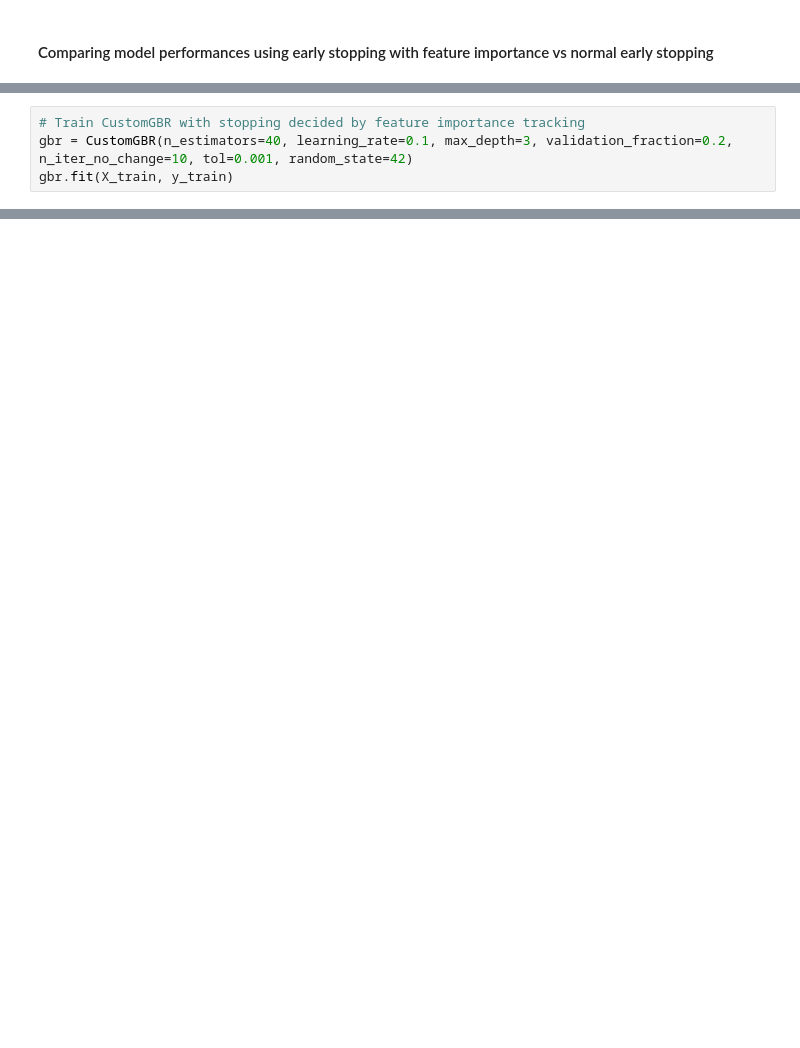
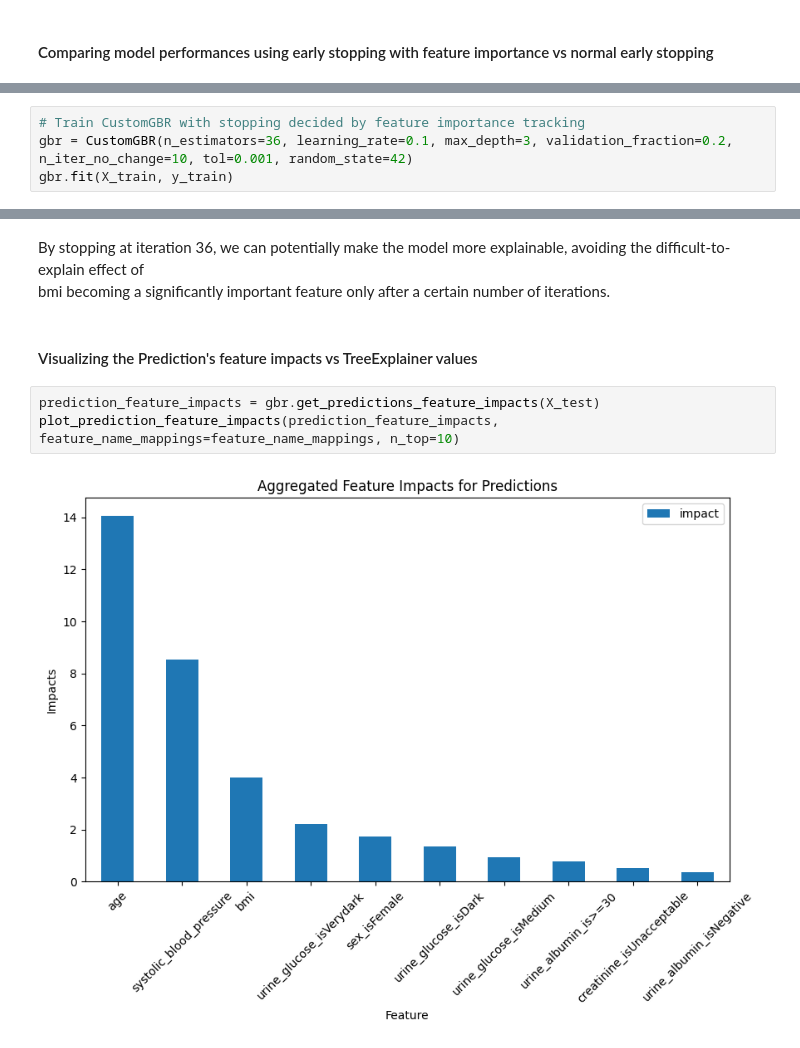
Before and after one commit to cf6600/feature-tracking-gbt, a Jupyter notebook: NHANES_mortality.ipynb, the cells around one changed output, grey strips where cells are left out. Saved outputs shown, nothing was run; the diff lists cells and outputs as text; blank space fills up the shorter version.

```diff
--- a/NHANES_mortality.ipynb
+++ b/NHANES_mortality.ipynb
@@ -148,5 +201,5 @@ Mean Absolute Error (MAE) for normal early stopping: 0.95148
 # %%
 # Train CustomGBR with stopping decided by feature importance tracking
-gbr = CustomGBR(n_estimators=40, learning_rate=0.1, max_depth=3, validation_fraction=0.2, n_iter_no_change=10, tol=0.001, random_state=42)
+gbr = CustomGBR(n_estimators=36, learning_rate=0.1, max_depth=3, validation_fraction=0.2, n_iter_no_change=10, tol=0.001, random_state=42)
 gbr.fit(X_train, y_train)
 # %% [output]
@@ -165,0 +219,11 @@ Mean Absolute Error (MAE) for feature importance based early stopping: 0.94564
+# %% [markdown]
+By stopping at iteration 36, we can potentially make the model more explainable, avoiding the difficult-to-explain effect of
+<br>bmi becoming a significantly important feature
+only after a certain number of iterations.
+# %% [markdown]
+#### Visualizing the Prediction's feature impacts vs TreeExplainer values
+# %%
+prediction_feature_impacts = gbr.get_predictions_feature_impacts(X_test)
+plot_prediction_feature_impacts(prediction_feature_impacts, feature_name_mappings=feature_name_mappings, n_top=10)
+# %% [output]
+[figure, added]
```
Also changed, not shown: parts of 29 cells of this notebook, 8 other files.
